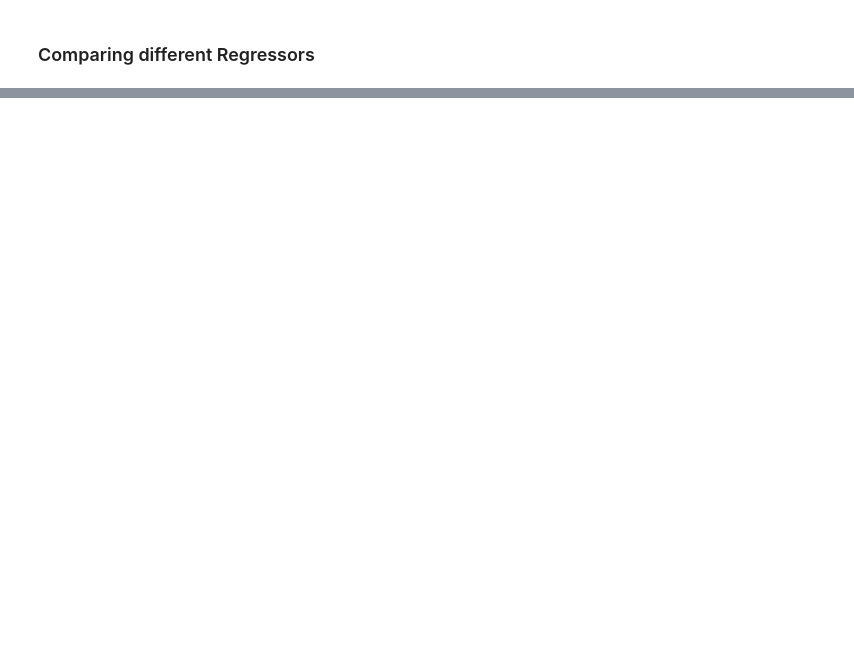
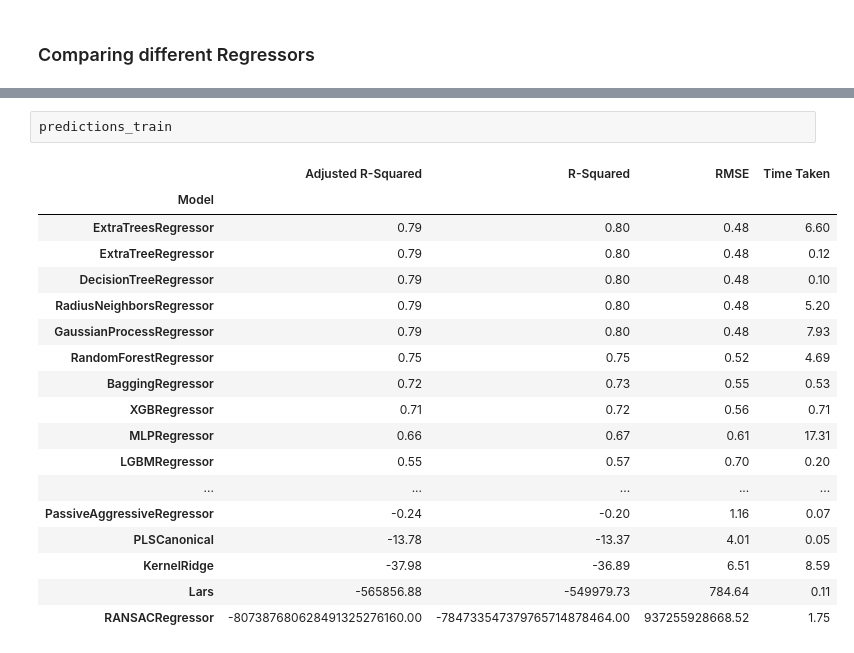
Before and after one commit to gschandan/QSAR, a Jupyter notebook: NaV1.7/QSAR_ChEMBL_NaV1.7.ipynb, the cells around one changed output, grey strips where cells are left out. Saved outputs shown, nothing was run; the diff lists cells and outputs as text; blank space fills up the shorter version.

```diff
--- a/NaV1.7/QSAR_ChEMBL_NaV1.7.ipynb
+++ b/NaV1.7/QSAR_ChEMBL_NaV1.7.ipynb
@@ -749,0 +765,21 @@ ax.set_ylim(0, 10)
+# %%
+predictions_train
+# %% [output]
+|  | Adjusted R-Squared | R-Squared | RMSE | Time Taken |
+| Model |  |  |  |  |
+| ExtraTreesRegressor | 0.79 | 0.80 | 0.48 | 6.60 |
+| ExtraTreeRegressor | 0.79 | 0.80 | 0.48 | 0.12 |
+| DecisionTreeRegressor | 0.79 | 0.80 | 0.48 | 0.10 |
+| RadiusNeighborsRegressor | 0.79 | 0.80 | 0.48 | 5.20 |
+| GaussianProcessRegressor | 0.79 | 0.80 | 0.48 | 7.93 |
+| RandomForestRegressor | 0.75 | 0.75 | 0.52 | 4.69 |
+| BaggingRegressor | 0.72 | 0.73 | 0.55 | 0.53 |
+| XGBRegressor | 0.71 | 0.72 | 0.56 | 0.71 |
+| MLPRegressor | 0.66 | 0.67 | 0.61 | 17.31 |
+| LGBMRegressor | 0.55 | 0.57 | 0.70 | 0.20 |
+| ... | ... | ... | ... | ... |
+| PassiveAggressiveRegressor | -0.24 | -0.20 | 1.16 | 0.07 |
+| PLSCanonical | -13.78 | -13.37 | 4.01 | 0.05 |
+| KernelRidge | -37.98 | -36.89 | 6.51 | 8.59 |
+| Lars | -565856.88 | -549979.73 | 784.64 | 0.11 |
+| RANSACRegressor | -807387680628491325276160.00 | -784733547379765714878464.00 | 937255928668.52 | 1.75 |
```
Also changed, not shown: parts of 23 cells of this notebook.
